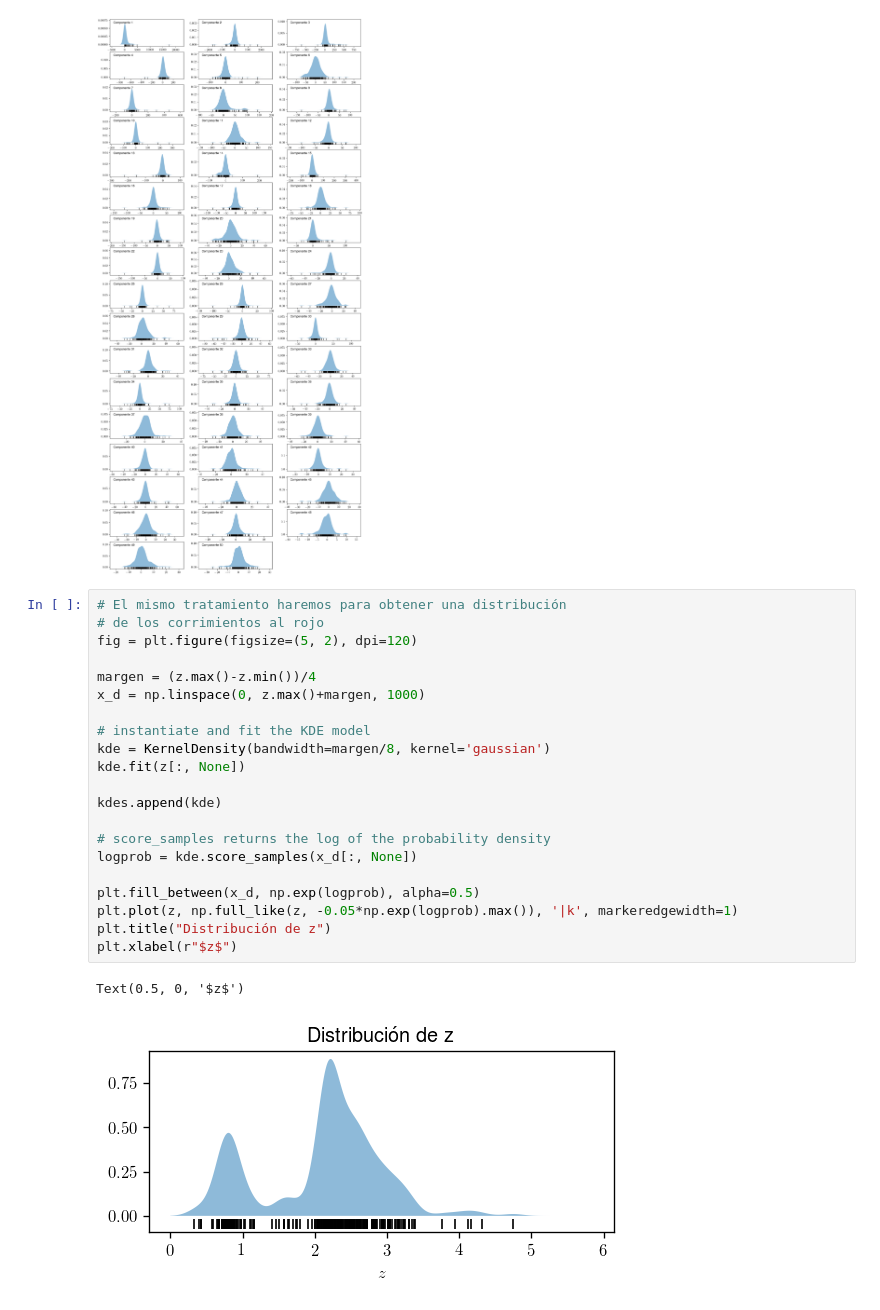
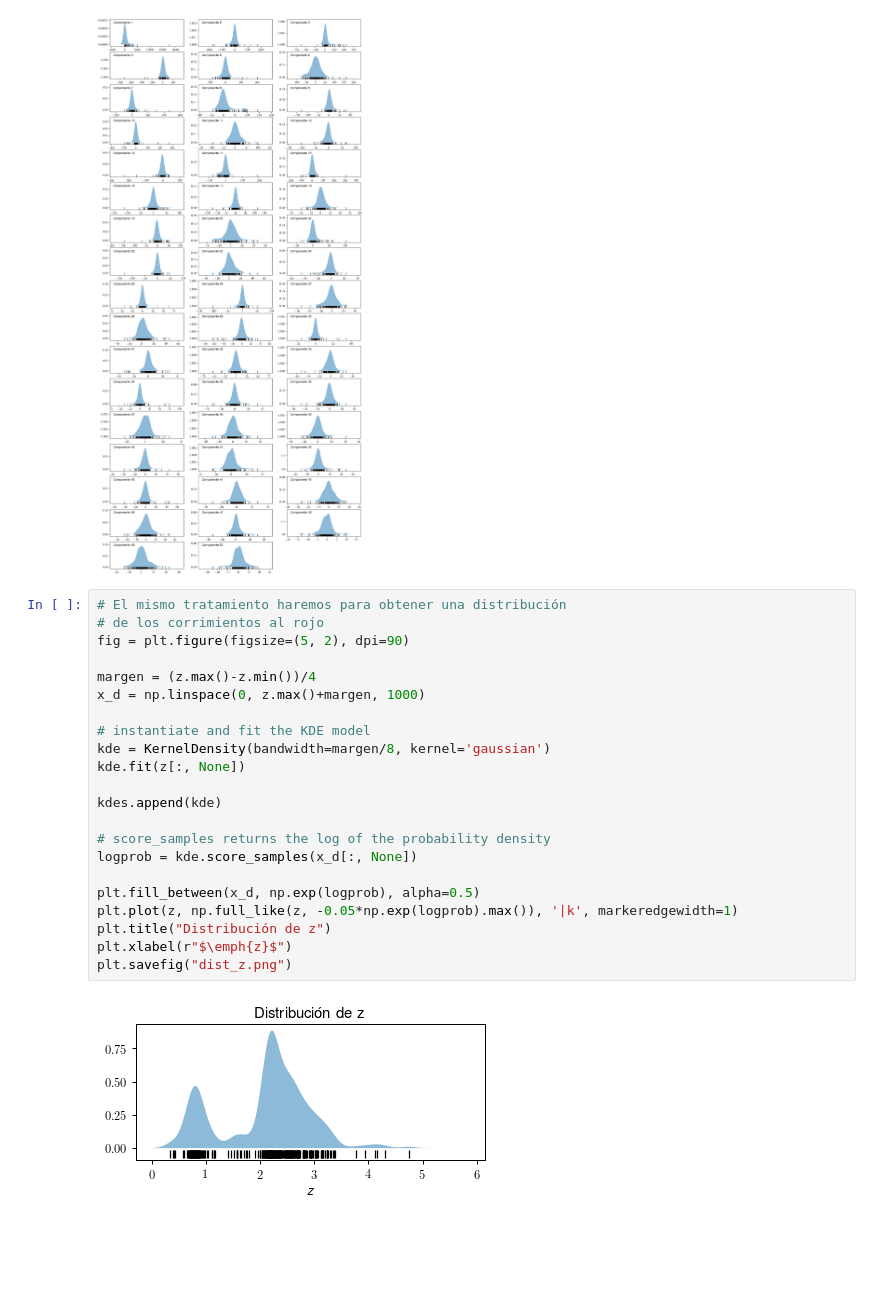
Before and after one commit to ChavezUriel/ProyectoPOOE, a Jupyter notebook: PCA.ipynb, the cells around one changed output. Saved outputs shown, nothing was run; the diff lists cells and outputs as text; blank space fills up the shorter version.

```diff
--- a/PCA.ipynb
+++ b/PCA.ipynb
@@ -424,24 +439,24 @@ for i in range(n_components):
 # %%
 # El mismo tratamiento haremos para obtener una distribución
 # de los corrimientos al rojo
-fig = plt.figure(figsize=(5, 2), dpi=120)
+fig = plt.figure(figsize=(5, 2), dpi=90)
 
 margen = (z.max()-z.min())/4
 x_d = np.linspace(0, z.max()+margen, 1000)
 
 # instantiate and fit the KDE model
 kde = KernelDensity(bandwidth=margen/8, kernel='gaussian')
 kde.fit(z[:, None])
 
 kdes.append(kde)
 
 # score_samples returns the log of the probability density
 logprob = kde.score_samples(x_d[:, None])
 
 plt.fill_between(x_d, np.exp(logprob), alpha=0.5)
 plt.plot(z, np.full_like(z, -0.05*np.exp(logprob).max()), '|k', markeredgewidth=1)
 plt.title("Distribución de z")
-plt.xlabel(r"$z$")
+plt.xlabel(r"$\emph{z}$")
+plt.savefig("dist_z.png")
 # %% [output]
-Text(0.5, 0, '$z$')
-[figure, old version]
+[figure, new version]
```
Also changed, not shown: parts of 3 cells of this notebook, 3 other files.
